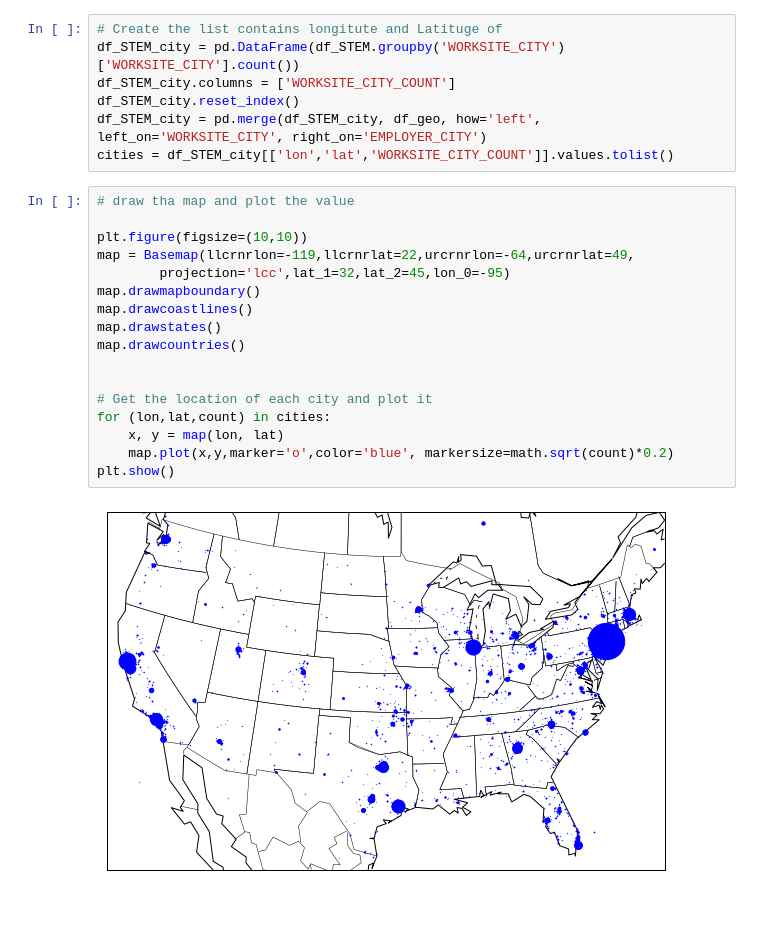
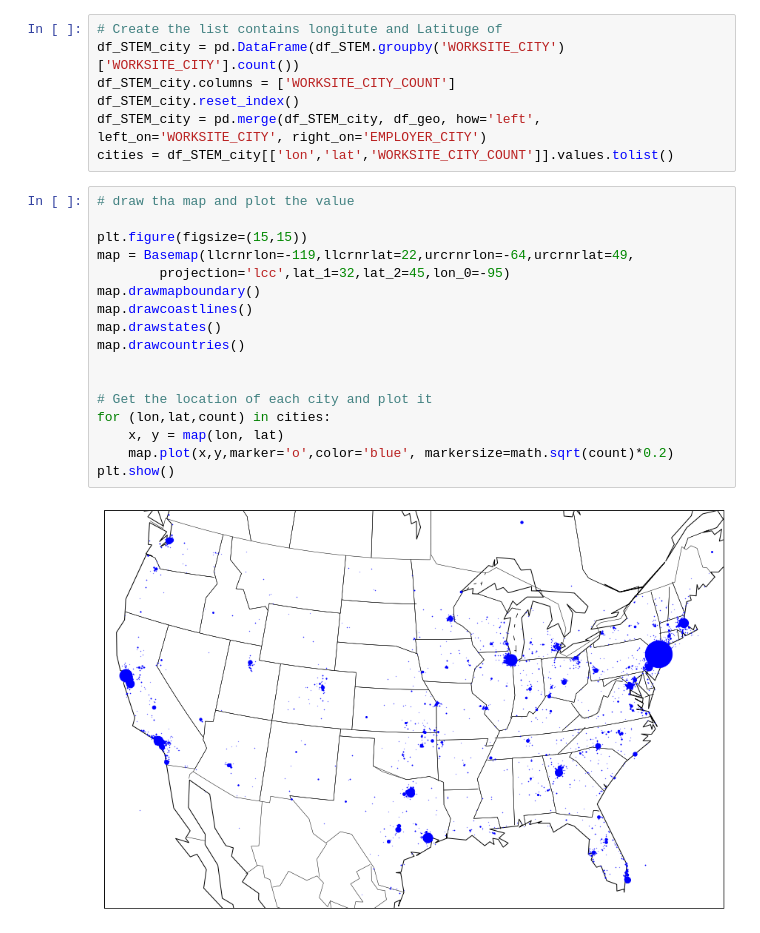
Before and after one commit to brandon-park/H1B_Analysis, a Jupyter notebook: H1B Analysis.ipynb, the cells around one changed output. Saved outputs shown, nothing was run; the diff lists cells and outputs as text.

```diff
--- a/H1B Analysis.ipynb
+++ b/H1B Analysis.ipynb
@@ -351,19 +351,19 @@ cities = df_STEM_city[['lon','lat','WORKSITE_CITY_COUNT']].values.tolist()
 # %%
 # draw tha map and plot the value
 
-plt.figure(figsize=(10,10))
+plt.figure(figsize=(15,15))
 map = Basemap(llcrnrlon=-119,llcrnrlat=22,urcrnrlon=-64,urcrnrlat=49,
         projection='lcc',lat_1=32,lat_2=45,lon_0=-95)
 map.drawmapboundary()
 map.drawcoastlines()
 map.drawstates()
 map.drawcountries()
 
 
 # Get the location of each city and plot it
 for (lon,lat,count) in cities:
     x, y = map(lon, lat)
     map.plot(x,y,marker='o',color='blue', markersize=math.sqrt(count)*0.2)
 plt.show()
 # %% [output]
-[figure, old version]
+[figure, new version]
```
Also changed, not shown: parts of 1 cell of this notebook.
